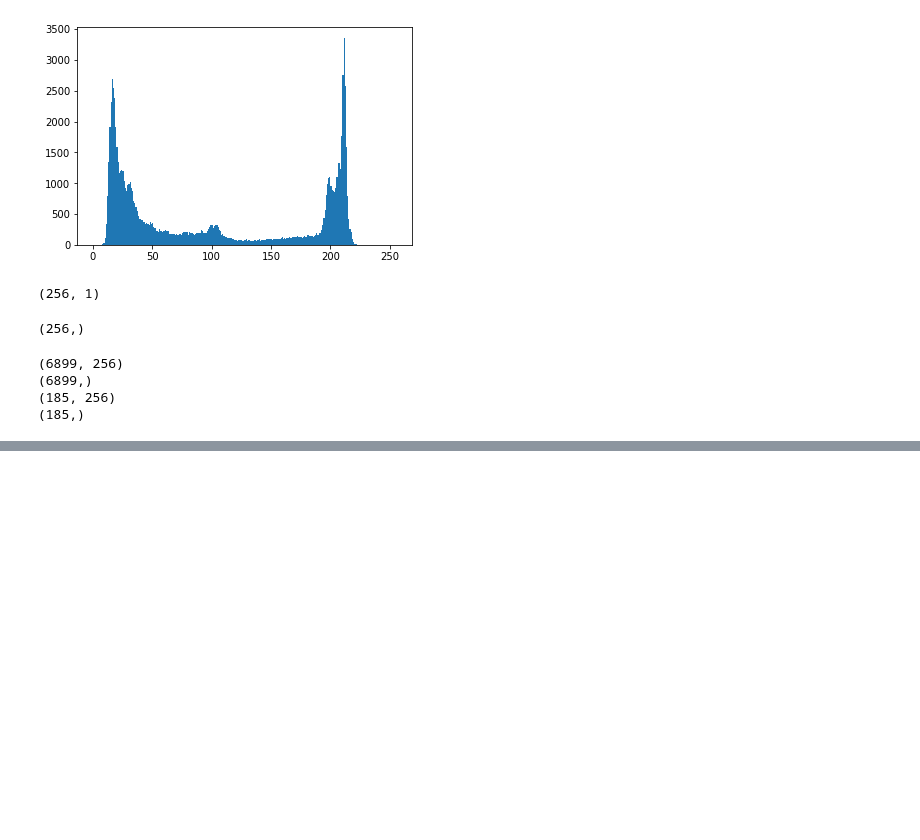
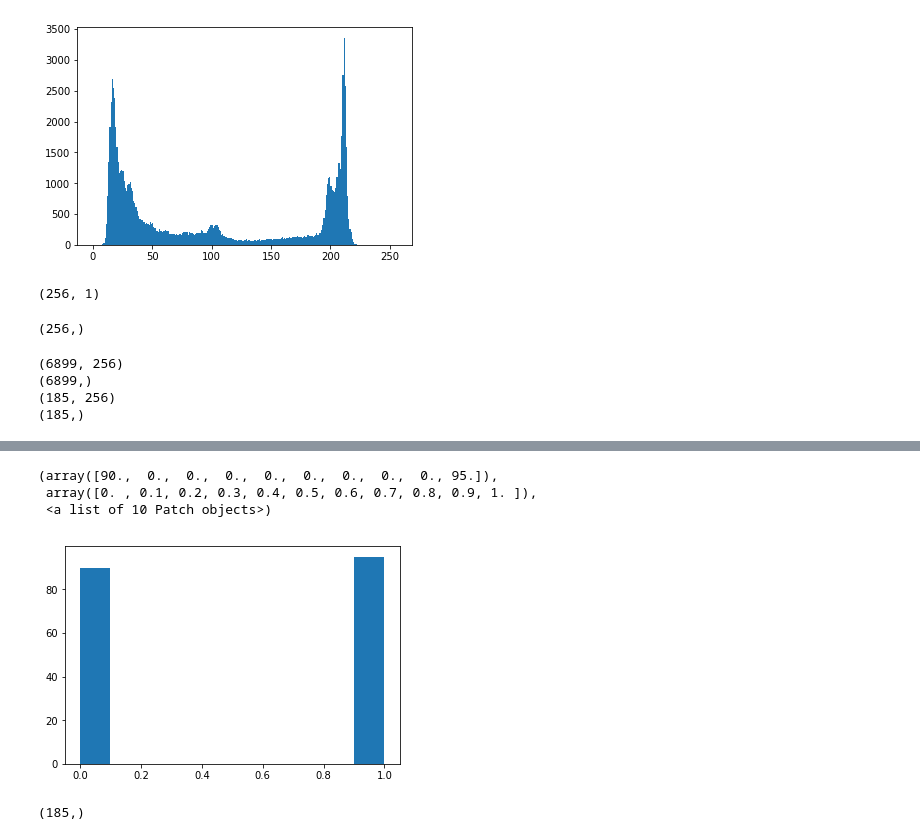
Before and after one commit to ace-racer/Extending-Board-Games-using-deep-learning, a Jupyter notebook: chess_piece_detection/3_class_classifier/ColorClassificationXGB.ipynb, the cells around one changed output, grey strips where cells are left out. Cells and saved outputs as stored; diff of their text form; code cells hidden in the pictures; blank space fills up the shorter version.

Commit message:
Add initial code for XGBoost model

```diff
--- a/chess_piece_detection/3_class_classifier/ColorClassificationXGB.ipynb
+++ b/chess_piece_detection/3_class_classifier/ColorClassificationXGB.ipynb
@@ -106,0 +115,15 @@ print(y_test.shape)
+# %%
+plt.hist(y_test)
+# %% [output]
+(array([90.,  0.,  0.,  0.,  0.,  0.,  0.,  0.,  0., 95.]),
+ array([0. , 0.1, 0.2, 0.3, 0.4, 0.5, 0.6, 0.7, 0.8, 0.9, 1. ]),
+ <a list of 10 Patch objects>)
+[figure, added]
+# %%
+import xgboost as xgb
+
+gbm = xgb.XGBClassifier(max_depth=3, n_estimators=300, learning_rate=0.05).fit(X_train, y_train)
+predictions = gbm.predict(X_test)
+print(predictions.shape)
+# %% [output]
+(185,)
```
Also changed, not shown: parts of 2 cells of this notebook.
